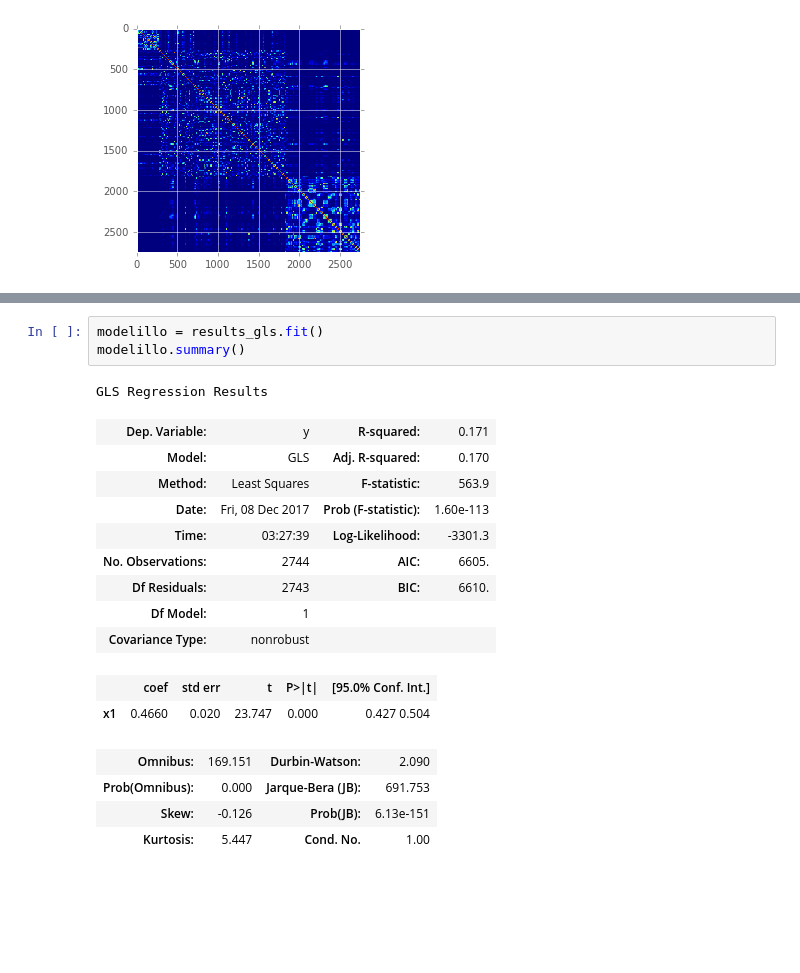
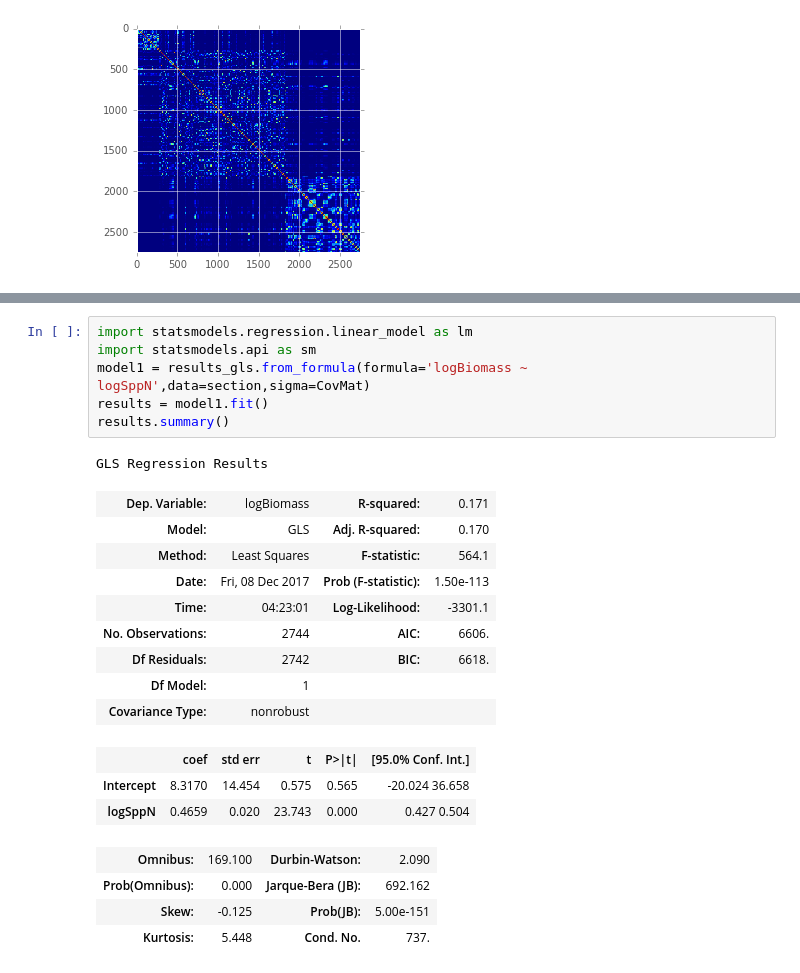
Before and after one commit to molgor/spystats, a Jupyter notebook: notebooks/Sketches_for_geopystats.ipynb, the cells around one changed output, grey strips where cells are left out. Drawn from its saved outputs; the diff is of its cells as text; blank space fills up the shorter version.

Commit message:
Wittle model added. Code Tidy-ed

```diff
--- a/notebooks/Sketches_for_geopystats.ipynb
+++ b/notebooks/Sketches_for_geopystats.ipynb
@@ -81,20 +73,24 @@ Wall time: 18.7 s
-# %%
-modelillo = results_gls.fit()
-modelillo.summary()
-# %% [output]
-GLS Regression Results
-| Dep. Variable: | y | R-squared: | 0.171 |
-| Model: | GLS | Adj. R-squared: | 0.170 |
-| Method: | Least Squares | F-statistic: | 563.9 |
-| Date: | Fri, 08 Dec 2017 | Prob (F-statistic): | 1.60e-113 |
-| Time: | 03:27:39 | Log-Likelihood: | -3301.3 |
-| No. Observations: | 2744 | AIC: | 6605. |
-| Df Residuals: | 2743 | BIC: | 6610. |
-| Df Model: | 1 |  |  |
-| Covariance Type: | nonrobust |  |  |
-|  | coef | std err | t | P>|t| | [95.0% Conf. Int.] |
-| x1 | 0.4660 | 0.020 | 23.747 | 0.000 | 0.427 0.504 |
-| Omnibus: | 169.151 | Durbin-Watson: | 2.090 |
-| Prob(Omnibus): | 0.000 | Jarque-Bera (JB): | 691.753 |
-| Skew: | -0.126 | Prob(JB): | 6.13e-151 |
-| Kurtosis: | 5.447 | Cond. No. | 1.00 |
+# %%
+import statsmodels.regression.linear_model as lm
+import statsmodels.api as sm
+model1 = results_gls.from_formula(formula='logBiomass ~ logSppN',data=section,sigma=CovMat)
+results = model1.fit()
+results.summary()
+# %% [output]
+GLS Regression Results
+| Dep. Variable: | logBiomass | R-squared: | 0.171 |
+| Model: | GLS | Adj. R-squared: | 0.170 |
+| Method: | Least Squares | F-statistic: | 564.1 |
+| Date: | Fri, 08 Dec 2017 | Prob (F-statistic): | 1.50e-113 |
+| Time: | 04:23:01 | Log-Likelihood: | -3301.1 |
+| No. Observations: | 2744 | AIC: | 6606. |
+| Df Residuals: | 2742 | BIC: | 6618. |
+| Df Model: | 1 |  |  |
+| Covariance Type: | nonrobust |  |  |
+|  | coef | std err | t | P>|t| | [95.0% Conf. Int.] |
+| Intercept | 8.3170 | 14.454 | 0.575 | 0.565 | -20.024 36.658 |
+| logSppN | 0.4659 | 0.020 | 23.743 | 0.000 | 0.427 0.504 |
+| Omnibus: | 169.100 | Durbin-Watson: | 2.090 |
+| Prob(Omnibus): | 0.000 | Jarque-Bera (JB): | 692.162 |
+| Skew: | -0.125 | Prob(JB): | 5.00e-151 |
+| Kurtosis: | 5.448 | Cond. No. | 737. |
```
Also changed, not shown: parts of 5 cells of this notebook.
